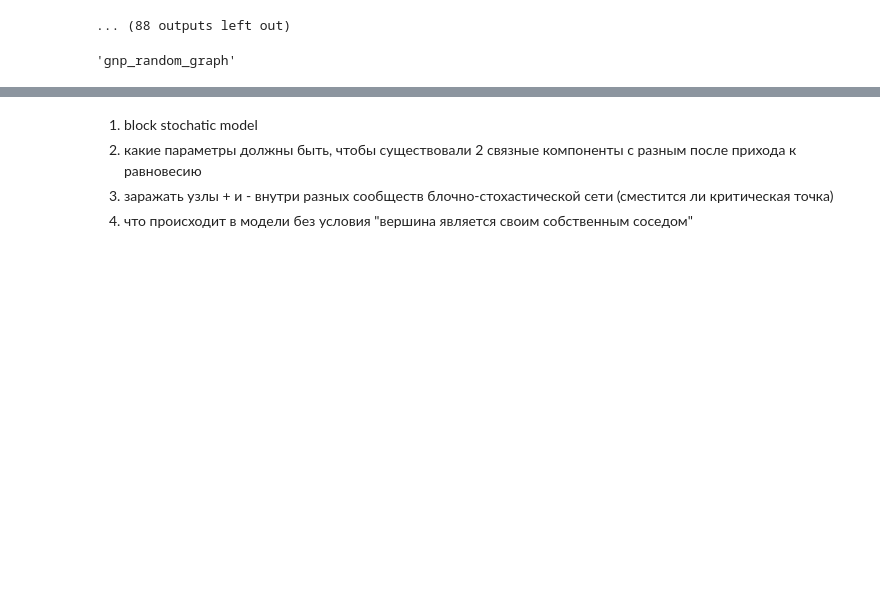
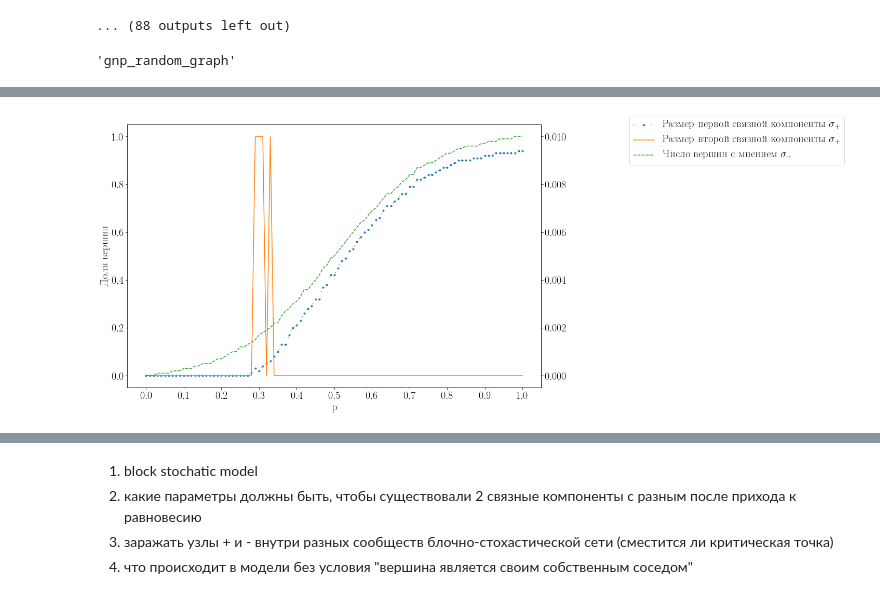
Before and after one commit to kimaril/ncom, a Jupyter notebook: e-r graph.ipynb, the cells around one changed output, grey strips where cells are left out. Saved outputs shown, nothing was run; the diff lists cells and outputs as text; code cells hidden in the pictures; blank space fills up the shorter version.

```diff
--- a/e-r graph.ipynb
+++ b/e-r graph.ipynb
@@ -89,0 +122,36 @@ plt.show()
+# %%
+df = pd.read_csv('./experiments/gnp_random_graph-n_10000-p_0.0003-directed_False.csv', sep='\t', error_bad_lines=False)
+# %%
+fig, ax = plt.subplots(constrained_layout=True, figsize=(20,8))
+secax = ax.secondary_yaxis('right', functions=(downscale, upscale))
+secax.set_ylabel('')
+
+x = df['p']
+y1 = df['max_cc_pos']
+y2 = df['second_max_cc_pos']*100
+y3 = df['final_pos']
+max_cc_pos, = plt.plot(x, y1, linestyle=(0, (1, 10)), marker='.', label='Размер первой связной компоненты $\sigma_+$')
+second_max_cc_pos, = plt.plot(x, y2, linestyle="solid", label='Размер второй связной компоненты $\sigma_+$')
+final_pos, = plt.plot(x, y3, linestyle="dashed", label='Число вершин с мнением $\sigma_+$')
+plt.xticks(np.arange(0, 1.05, 0.1))
+plt.xlabel('p')
+plt.ylabel('Доля вершин')
+plt.legend([max_cc_pos, second_max_cc_pos, final_pos],
+           ['Размер первой связной компоненты $\sigma_+$',
+            'Размер второй связной компоненты $\sigma_+$',
+            'Число вершин с мнением $\sigma_+$'],
+          loc='upper right')
+ax.legend(bbox_to_anchor=(1.2, 1.05))
+
+
+for item in ([ax.title, ax.xaxis.label, ax.yaxis.label, secax.yaxis.label] +
+             ax.get_xticklabels() + ax.get_yticklabels() + secax.get_yticklabels()):
+    item.set_fontsize(20)
+
+#сохранение-демонстрация
+plt.savefig('./viz/e-r-graph-n_10000-p_0.0003.pdf')  # этот формат лучше всего, ничего не сломается, и его легко модифицировать уже при верстке
+plt.show()
+
+plt.show()
+# %% [output]
+[figure, added]
```
Also changed, not shown: parts of 12 cells of this notebook, 22 other files.
